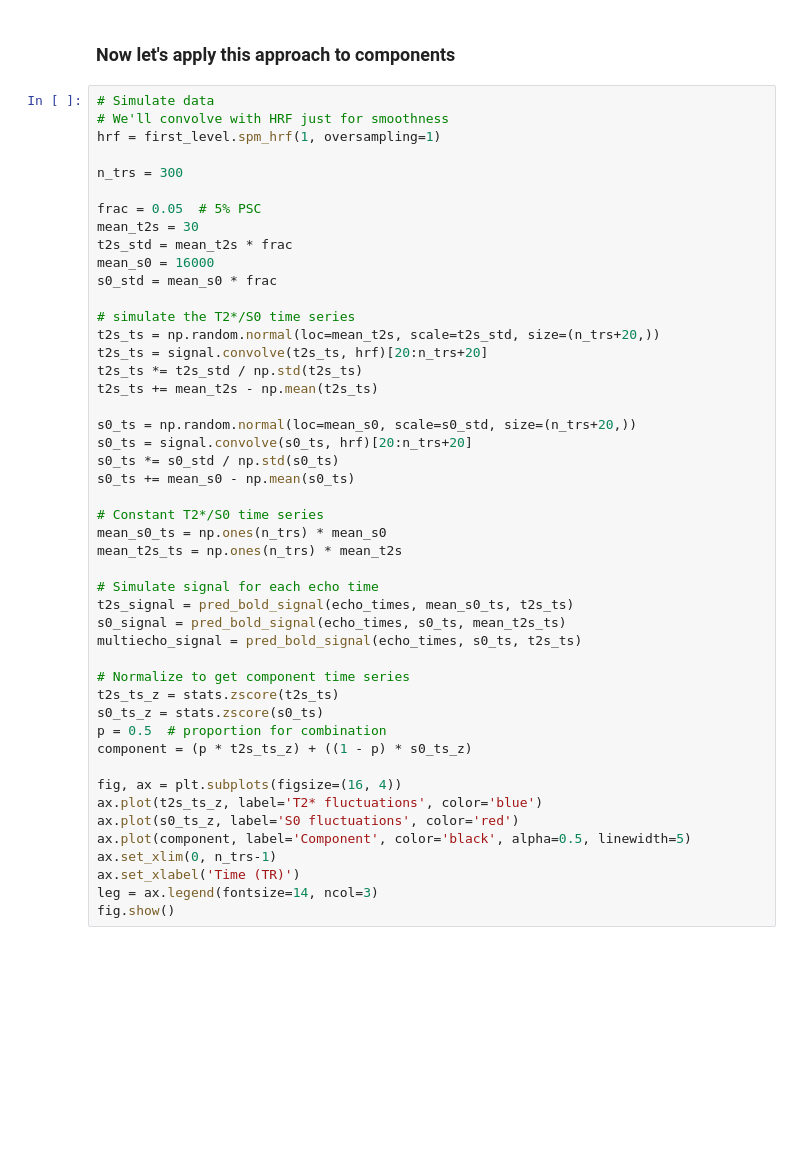
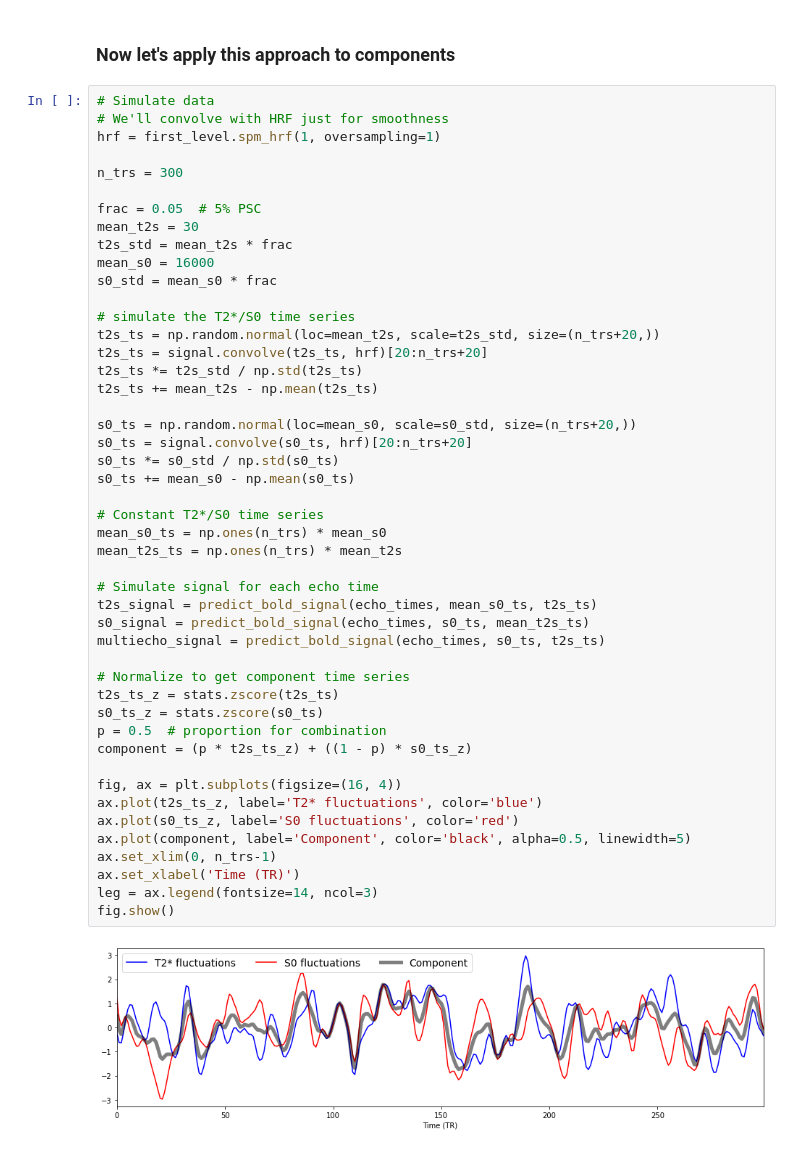
Before and after one commit to ME-ICA/multi-echo-data-analysis, a Jupyter notebook: _sources/content/TE_Dependence.ipynb, the cells around one changed output. Saved outputs shown, nothing was run; the diff lists cells and outputs as text; blank space fills up the shorter version.

```diff
--- a/_sources/content/TE_Dependence.ipynb
+++ b/_sources/content/TE_Dependence.ipynb
@@ -329,36 +352,38 @@ s0_std = mean_s0 * frac
 t2s_ts = np.random.normal(loc=mean_t2s, scale=t2s_std, size=(n_trs+20,))
 t2s_ts = signal.convolve(t2s_ts, hrf)[20:n_trs+20]
 t2s_ts *= t2s_std / np.std(t2s_ts)
 t2s_ts += mean_t2s - np.mean(t2s_ts)
 
 s0_ts = np.random.normal(loc=mean_s0, scale=s0_std, size=(n_trs+20,))
 s0_ts = signal.convolve(s0_ts, hrf)[20:n_trs+20]
 s0_ts *= s0_std / np.std(s0_ts)
 s0_ts += mean_s0 - np.mean(s0_ts)
 
 # Constant T2*/S0 time series
 mean_s0_ts = np.ones(n_trs) * mean_s0
 mean_t2s_ts = np.ones(n_trs) * mean_t2s
 
 # Simulate signal for each echo time
-t2s_signal = pred_bold_signal(echo_times, mean_s0_ts, t2s_ts)
-s0_signal = pred_bold_signal(echo_times, s0_ts, mean_t2s_ts)
-multiecho_signal = pred_bold_signal(echo_times, s0_ts, t2s_ts)
+t2s_signal = predict_bold_signal(echo_times, mean_s0_ts, t2s_ts)
+s0_signal = predict_bold_signal(echo_times, s0_ts, mean_t2s_ts)
+multiecho_signal = predict_bold_signal(echo_times, s0_ts, t2s_ts)
 
 # Normalize to get component time series
 t2s_ts_z = stats.zscore(t2s_ts)
 s0_ts_z = stats.zscore(s0_ts)
 p = 0.5  # proportion for combination
 component = (p * t2s_ts_z) + ((1 - p) * s0_ts_z)
 
 fig, ax = plt.subplots(figsize=(16, 4))
 ax.plot(t2s_ts_z, label='T2* fluctuations', color='blue')
 ax.plot(s0_ts_z, label='S0 fluctuations', color='red')
 ax.plot(component, label='Component', color='black', alpha=0.5, linewidth=5)
 ax.set_xlim(0, n_trs-1)
 ax.set_xlabel('Time (TR)')
 leg = ax.legend(fontsize=14, ncol=3)
 fig.show()
+# %% [output]
+[figure, added]
 # %%
 interval = int(np.floor(n_echoes / 7))
 echoes_to_plot = list(range(5, n_echoes, interval))
```
Also changed, not shown: parts of 10 cells of this notebook, 44 other files.
